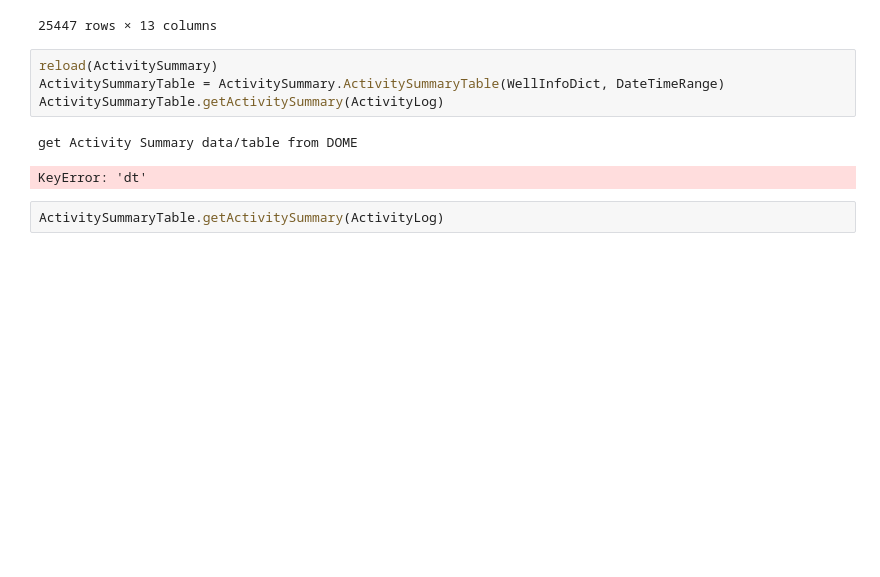
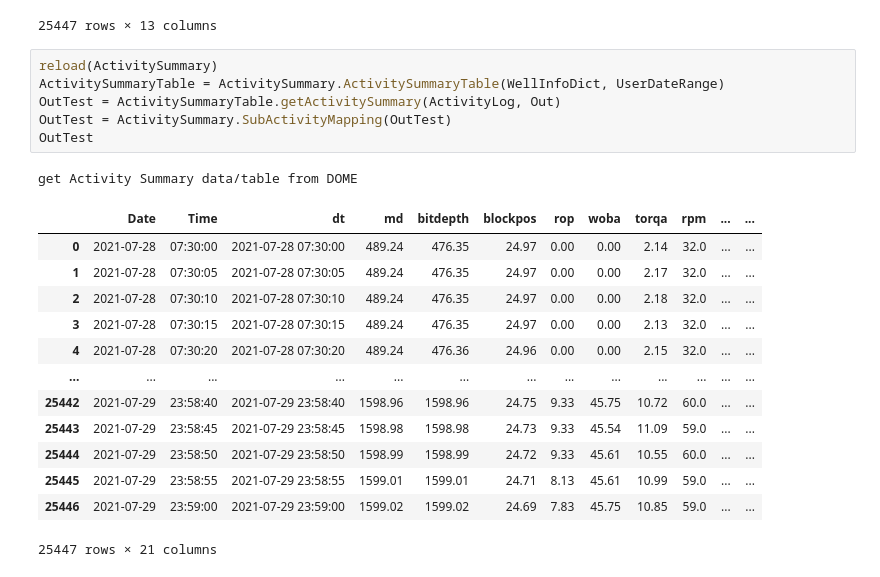
Before and after one commit to jiunx7174/MIH-Dashboard-Project, a Jupyter notebook: Streamlit_App_v2/ActivitySummaryFunctionTest.ipynb, the cells around one changed output. Saved outputs shown, nothing was run; the diff lists cells and outputs as text; blank space fills up the shorter version.

Commit message:
add SubActivateMapping and GenerateDuration function

```diff
--- a/Streamlit_App_v2/ActivitySummaryFunctionTest.ipynb
+++ b/Streamlit_App_v2/ActivitySummaryFunctionTest.ipynb
@@ -90,10 +90,22 @@ Out
 25447 rows × 13 columns
 # %%
 reload(ActivitySummary)
-ActivitySummaryTable = ActivitySummary.ActivitySummaryTable(WellInfoDict, DateTimeRange)
-ActivitySummaryTable.getActivitySummary(ActivityLog)
+ActivitySummaryTable = ActivitySummary.ActivitySummaryTable(WellInfoDict, UserDateRange)
+OutTest = ActivitySummaryTable.getActivitySummary(ActivityLog, Out)
+OutTest = ActivitySummary.SubActivityMapping(OutTest)
+OutTest
 # %% [output]
 get Activity Summary data/table from DOME
+|  | Date | Time | dt | md | bitdepth | blockpos | rop | woba | torqa | rpm | ... | ... |
+| 0 | 2021-07-28 | 07:30:00 | 2021-07-28 07:30:00 | 489.24 | 476.35 | 24.97 | 0.00 | 0.00 | 2.14 | 32.0 | ... | ... |
+| 1 | 2021-07-28 | 07:30:05 | 2021-07-28 07:30:05 | 489.24 | 476.35 | 24.97 | 0.00 | 0.00 | 2.17 | 32.0 | ... | ... |
+| 2 | 2021-07-28 | 07:30:10 | 2021-07-28 07:30:10 | 489.24 | 476.35 | 24.97 | 0.00 | 0.00 | 2.18 | 32.0 | ... | ... |
+| 3 | 2021-07-28 | 07:30:15 | 2021-07-28 07:30:15 | 489.24 | 476.35 | 24.97 | 0.00 | 0.00 | 2.13 | 32.0 | ... | ... |
+| 4 | 2021-07-28 | 07:30:20 | 2021-07-28 07:30:20 | 489.24 | 476.36 | 24.96 | 0.00 | 0.00 | 2.15 | 32.0 | ... | ... |
+| ... | ... | ... | ... | ... | ... | ... | ... | ... | ... | ... | ... | ... |
+| 25442 | 2021-07-29 | 23:58:40 | 2021-07-29 23:58:40 | 1598.96 | 1598.96 | 24.75 | 9.33 | 45.75 | 10.72 | 60.0 | ... | ... |
+| 25443 | 2021-07-29 | 23:58:45 | 2021-07-29 23:58:45 | 1598.98 | 1598.98 | 24.73 | 9.33 | 45.54 | 11.09 | 59.0 | ... | ... |
+| 25444 | 2021-07-29 | 23:58:50 | 2021-07-29 23:58:50 | 1598.99 | 1598.99 | 24.72 | 9.33 | 45.61 | 10.55 | 60.0 | ... | ... |
+| 25445 | 2021-07-29 | 23:58:55 | 2021-07-29 23:58:55 | 1599.01 | 1599.01 | 24.71 | 8.13 | 45.61 | 10.99 | 59.0 | ... | ... |
+| 25446 | 2021-07-29 | 23:59:00 | 2021-07-29 23:59:00 | 1599.02 | 1599.02 | 24.69 | 7.83 | 45.75 | 10.85 | 59.0 | ... | ... |
-KeyError: 'dt'
+25447 rows × 21 columns
-# %%
-ActivitySummaryTable.getActivitySummary(ActivityLog)
```
Also changed, not shown: parts of 6 cells of this notebook, 2 other files.
